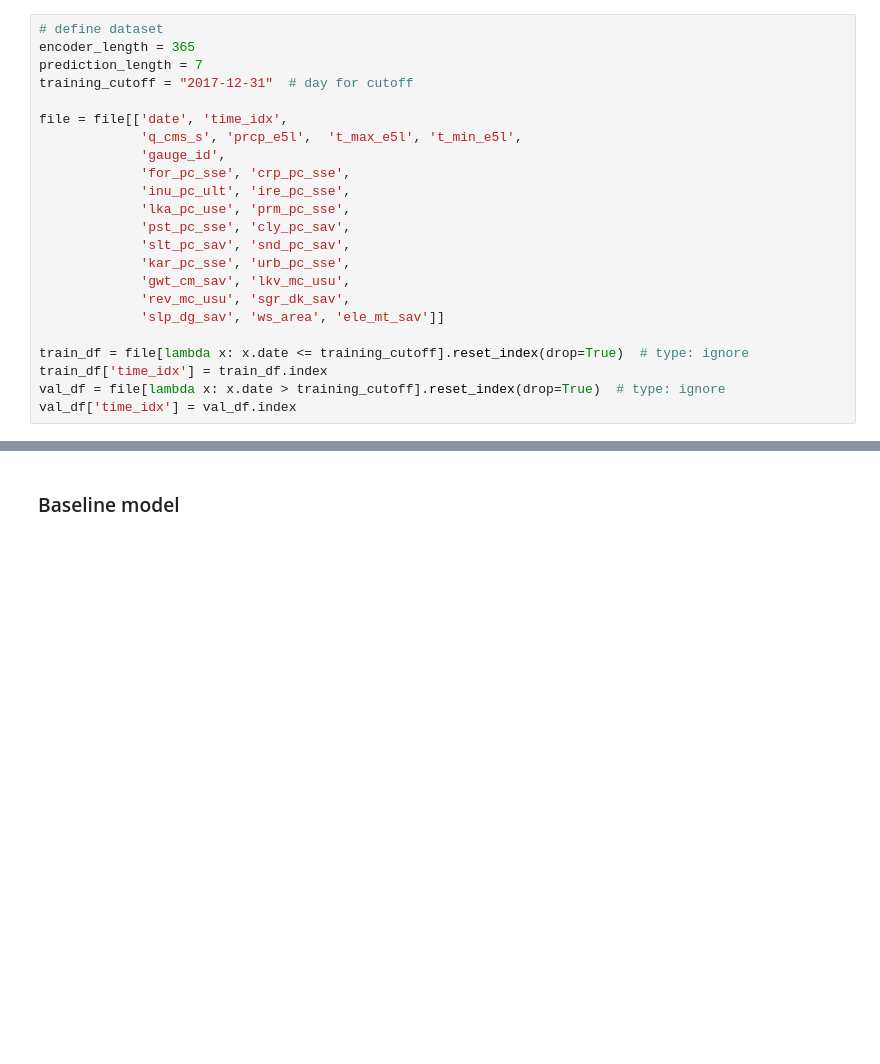
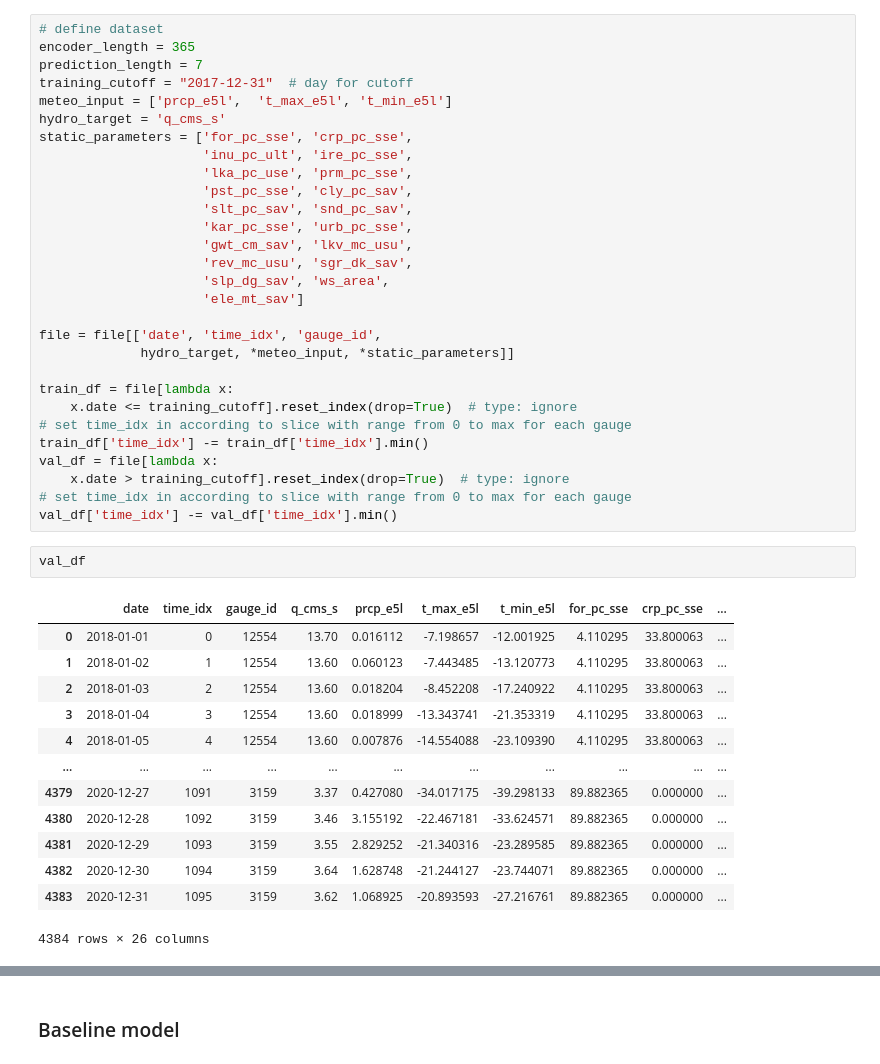
Before and after one commit to dmbrmv/my_dissertation, a Jupyter notebook: forecast/model_launch.ipynb, the cells around one changed output, grey strips where cells are left out. Cells and saved outputs as stored; diff of their text form; blank space fills up the shorter version.

```diff
--- a/forecast/model_launch.ipynb
+++ b/forecast/model_launch.ipynb
@@ -89,23 +95,45 @@ file
 encoder_length = 365
 prediction_length = 7
 training_cutoff = "2017-12-31"  # day for cutoff
+meteo_input = ['prcp_e5l',  't_max_e5l', 't_min_e5l']
+hydro_target = 'q_cms_s'
+static_parameters = ['for_pc_sse', 'crp_pc_sse',
+                     'inu_pc_ult', 'ire_pc_sse',
+                     'lka_pc_use', 'prm_pc_sse',
+                     'pst_pc_sse', 'cly_pc_sav',
+                     'slt_pc_sav', 'snd_pc_sav',
+                     'kar_pc_sse', 'urb_pc_sse',
+                     'gwt_cm_sav', 'lkv_mc_usu',
+                     'rev_mc_usu', 'sgr_dk_sav',
+                     'slp_dg_sav', 'ws_area',
+                     'ele_mt_sav']
 
-file = file[['date', 'time_idx',
-             'q_cms_s', 'prcp_e5l',  't_max_e5l', 't_min_e5l',
-             'gauge_id',
-             'for_pc_sse', 'crp_pc_sse',
-             'inu_pc_ult', 'ire_pc_sse',
-             'lka_pc_use', 'prm_pc_sse',
-             'pst_pc_sse', 'cly_pc_sav',
-             'slt_pc_sav', 'snd_pc_sav',
-             'kar_pc_sse', 'urb_pc_sse',
-             'gwt_cm_sav', 'lkv_mc_usu',
-             'rev_mc_usu', 'sgr_dk_sav',
-             'slp_dg_sav', 'ws_area', 'ele_mt_sav']]
+file = file[['date', 'time_idx', 'gauge_id',
+             hydro_target, *meteo_input, *static_parameters]]
 
-train_df = file[lambda x: x.date <= training_cutoff].reset_index(drop=True)  # type: ignore
-train_df['time_idx'] = train_df.index
-val_df = file[lambda x: x.date > training_cutoff].reset_index(drop=True)  # type: ignore
-val_df['time_idx'] = val_df.index
+train_df = file[lambda x:
+    x.date <= training_cutoff].reset_index(drop=True)  # type: ignore
+# set time_idx in according to slice with range from 0 to max for each gauge
+train_df['time_idx'] -= train_df['time_idx'].min()
+val_df = file[lambda x:
+    x.date > training_cutoff].reset_index(drop=True)  # type: ignore
+# set time_idx in according to slice with range from 0 to max for each gauge
+val_df['time_idx'] -= val_df['time_idx'].min()
+# %%
+val_df
+# %% [output]
+|  | date | time_idx | gauge_id | q_cms_s | prcp_e5l | t_max_e5l | t_min_e5l | for_pc_sse | crp_pc_sse | ... |
+| 0 | 2018-01-01 | 0 | 12554 | 13.70 | 0.016112 | -7.198657 | -12.001925 | 4.110295 | 33.800063 | ... |
+| 1 | 2018-01-02 | 1 | 12554 | 13.60 | 0.060123 | -7.443485 | -13.120773 | 4.110295 | 33.800063 | ... |
+| 2 | 2018-01-03 | 2 | 12554 | 13.60 | 0.018204 | -8.452208 | -17.240922 | 4.110295 | 33.800063 | ... |
+| 3 | 2018-01-04 | 3 | 12554 | 13.60 | 0.018999 | -13.343741 | -21.353319 | 4.110295 | 33.800063 | ... |
+| 4 | 2018-01-05 | 4 | 12554 | 13.60 | 0.007876 | -14.554088 | -23.109390 | 4.110295 | 33.800063 | ... |
+| ... | ... | ... | ... | ... | ... | ... | ... | ... | ... | ... |
+| 4379 | 2020-12-27 | 1091 | 3159 | 3.37 | 0.427080 | -34.017175 | -39.298133 | 89.882365 | 0.000000 | ... |
+| 4380 | 2020-12-28 | 1092 | 3159 | 3.46 | 3.155192 | -22.467181 | -33.624571 | 89.882365 | 0.000000 | ... |
+| 4381 | 2020-12-29 | 1093 | 3159 | 3.55 | 2.829252 | -21.340316 | -23.289585 | 89.882365 | 0.000000 | ... |
+| 4382 | 2020-12-30 | 1094 | 3159 | 3.64 | 1.628748 | -21.244127 | -23.744071 | 89.882365 | 0.000000 | ... |
+| 4383 | 2020-12-31 | 1095 | 3159 | 3.62 | 1.068925 | -20.893593 | -27.216761 | 89.882365 | 0.000000 | ... |
+4384 rows × 26 columns
 # %%
 training = TimeSeriesDataSet(
```
Also changed, not shown: parts of 21 cells of this notebook, 18 other files.
